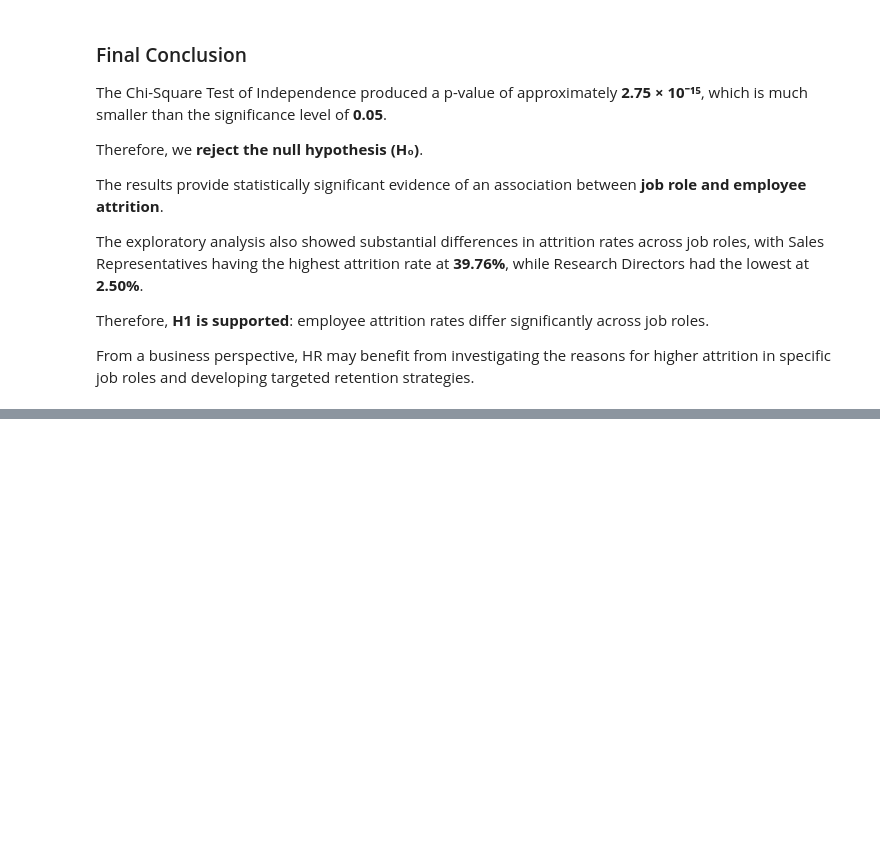
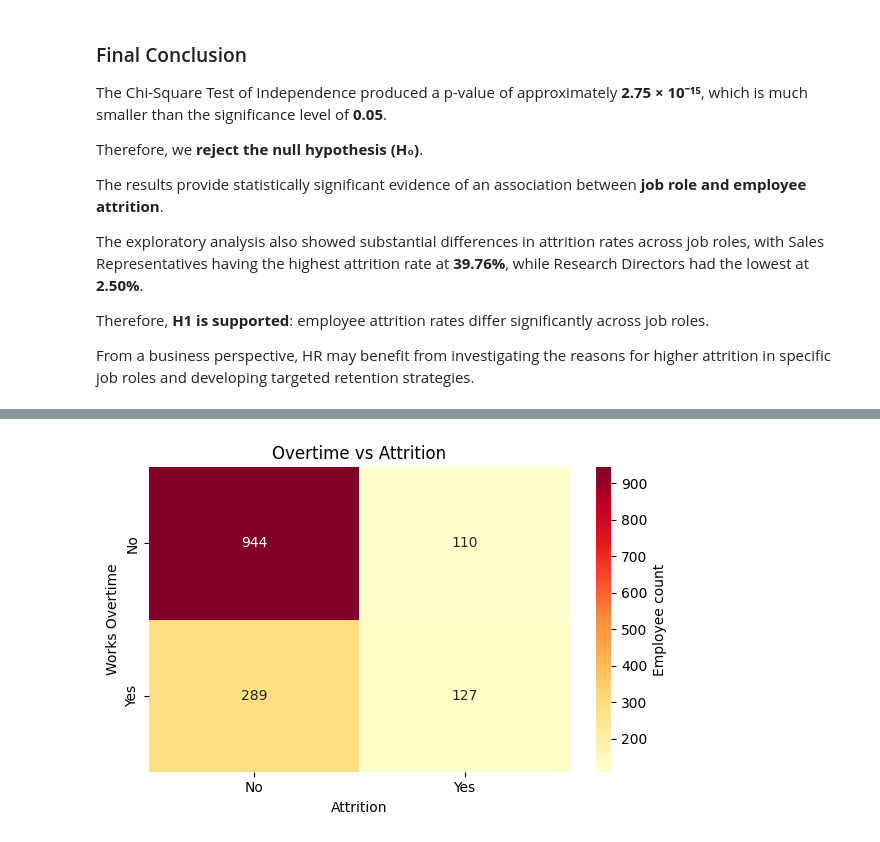
Before and after one commit to Dharmisthaben-15/Hackathon_2026_Group_1, a Jupyter notebook: jupyter_notebooks/EDA.ipynb, the cells around one changed output, grey strips where cells are left out. Cells and saved outputs as stored; diff of their text form; code cells hidden in the pictures; blank space fills up the shorter version.

```diff
--- a/jupyter_notebooks/EDA.ipynb
+++ b/jupyter_notebooks/EDA.ipynb
@@ -400,0 +593,21 @@ retention strategies.
+# %%
+# Heatmap: overtime vs attrition counts
+contingency_table = pd.crosstab(df["OverTime"], df["Attrition"])
+
+plt.figure(figsize=(6, 4))
+sns.heatmap(
+    contingency_table,
+    annot=True,
+    fmt="d",
+    cmap="YlOrRd",
+    cbar_kws={"label": "Employee count"},
+    xticklabels=["No", "Yes"],
+    yticklabels=["No", "Yes"],
+)
+plt.title("Overtime vs Attrition")
+plt.xlabel("Attrition")
+plt.ylabel("Works Overtime")
+plt.tight_layout()
+plt.show()
+# %% [output]
+[figure, added]
```
Also changed, not shown: parts of 27 cells of this notebook.
